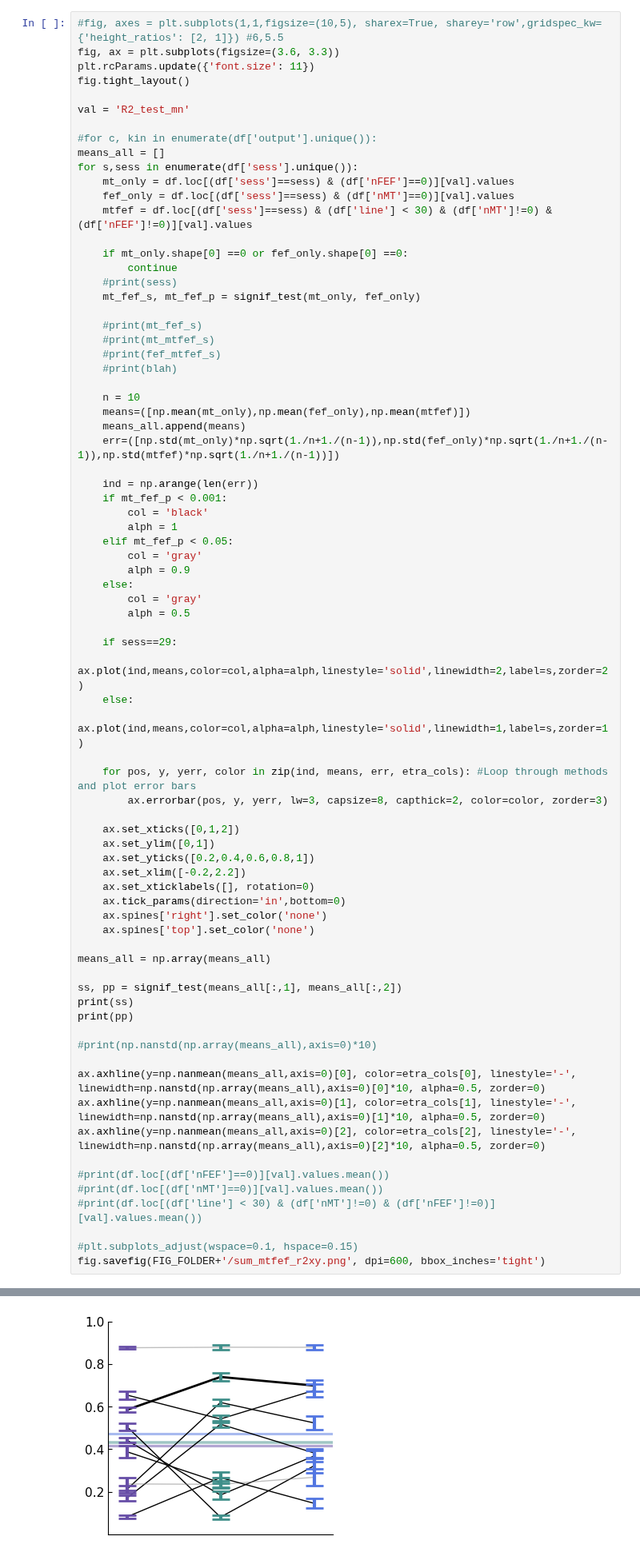
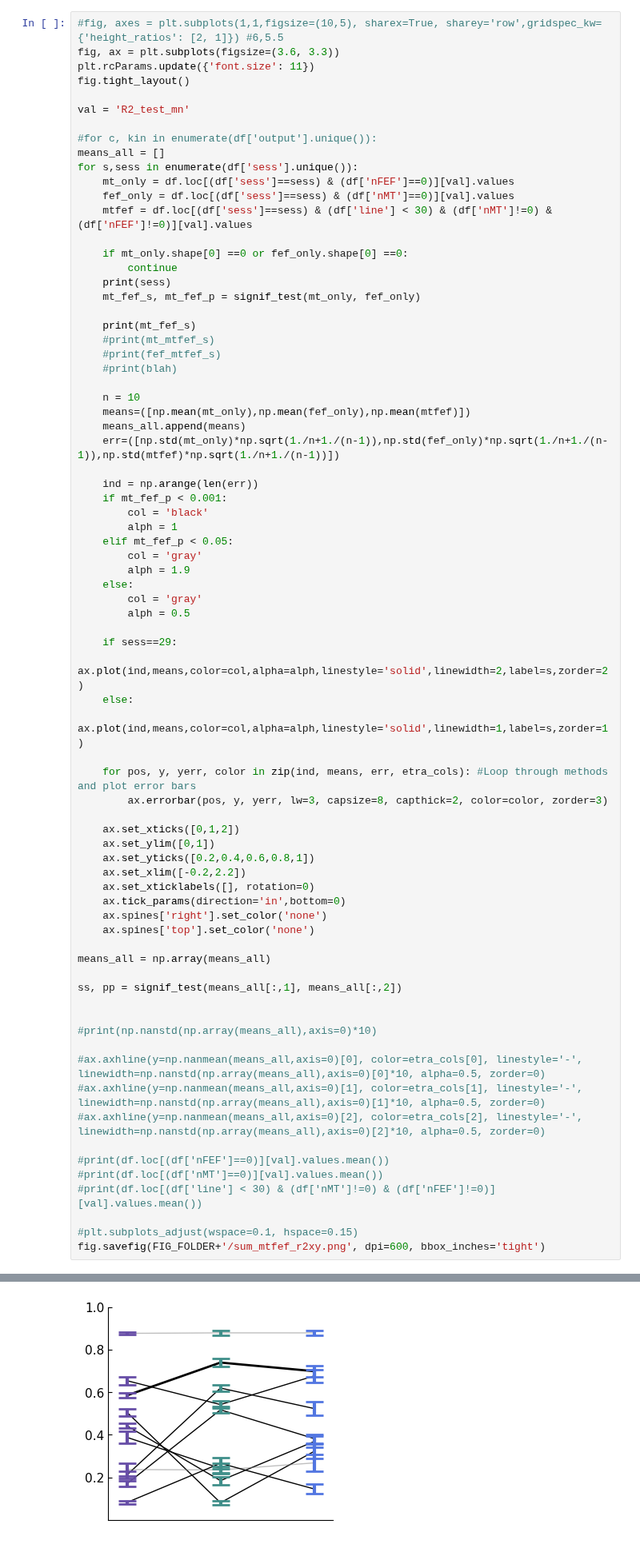
Before and after one commit to mayolabvision/NeuralDecoding, a Jupyter notebook: analyses/etra_plots.ipynb, the cells around one changed output, grey strips where cells are left out. Shown at 80% size. Drawn from its saved outputs; the diff is of its cells as text.

```diff
--- a/analyses/etra_plots.ipynb
+++ b/analyses/etra_plots.ipynb
@@ -907,10 +907,10 @@ for s,sess in enumerate(df['sess'].unique()):
 
     if mt_only.shape[0] ==0 or fef_only.shape[0] ==0:
         continue
-    #print(sess)
+    print(sess)
     mt_fef_s, mt_fef_p = signif_test(mt_only, fef_only)
 
-    #print(mt_fef_s)
+    print(mt_fef_s)
     #print(mt_mtfef_s)
     #print(fef_mtfef_s)
     #print(blah)
@@ -926,7 +926,7 @@ for s,sess in enumerate(df['sess'].unique()):
         alph = 1
     elif mt_fef_p < 0.05:
         col = 'gray'
-        alph = 0.9
+        alph = 1.9
     else:
         col = 'gray'
         alph = 0.5
@@ -951,14 +951,13 @@ for s,sess in enumerate(df['sess'].unique()):
 means_all = np.array(means_all)
 
 ss, pp = signif_test(means_all[:,1], means_all[:,2])
-print(ss)
-print(pp)
+
 
 #print(np.nanstd(np.array(means_all),axis=0)*10)
 
-ax.axhline(y=np.nanmean(means_all,axis=0)[0], color=etra_cols[0], linestyle='-', linewidth=np.nanstd(np.array(means_all),axis=0)[0]*10, alpha=0.5, zorder=0)
-ax.axhline(y=np.nanmean(means_all,axis=0)[1], color=etra_cols[1], linestyle='-', linewidth=np.nanstd(np.array(means_all),axis=0)[1]*10, alpha=0.5, zorder=0)
-ax.axhline(y=np.nanmean(means_all,axis=0)[2], color=etra_cols[2], linestyle='-', linewidth=np.nanstd(np.array(means_all),axis=0)[2]*10, alpha=0.5, zorder=0)
+#ax.axhline(y=np.nanmean(means_all,axis=0)[0], color=etra_cols[0], linestyle='-', linewidth=np.nanstd(np.array(means_all),axis=0)[0]*10, alpha=0.5, zorder=0)
+#ax.axhline(y=np.nanmean(means_all,axis=0)[1], color=etra_cols[1], linestyle='-', linewidth=np.nanstd(np.array(means_all),axis=0)[1]*10, alpha=0.5, zorder=0)
+#ax.axhline(y=np.nanmean(means_all,axis=0)[2], color=etra_cols[2], linestyle='-', linewidth=np.nanstd(np.array(means_all),axis=0)[2]*10, alpha=0.5, zorder=0)
 
 #print(df.loc[(df['nFEF']==0)][val].values.mean())
 #print(df.loc[(df['nMT']==0)][val].values.mean())
@@ -972,4 +989,4 @@ n.s
-[figure, old version]
+[figure, new version]
 # %% [markdown]
 # FIGURE 2. SISO VERSUS MISO
 # %%
```
Also changed, not shown: parts of 4 cells of this notebook, 1 other file.
